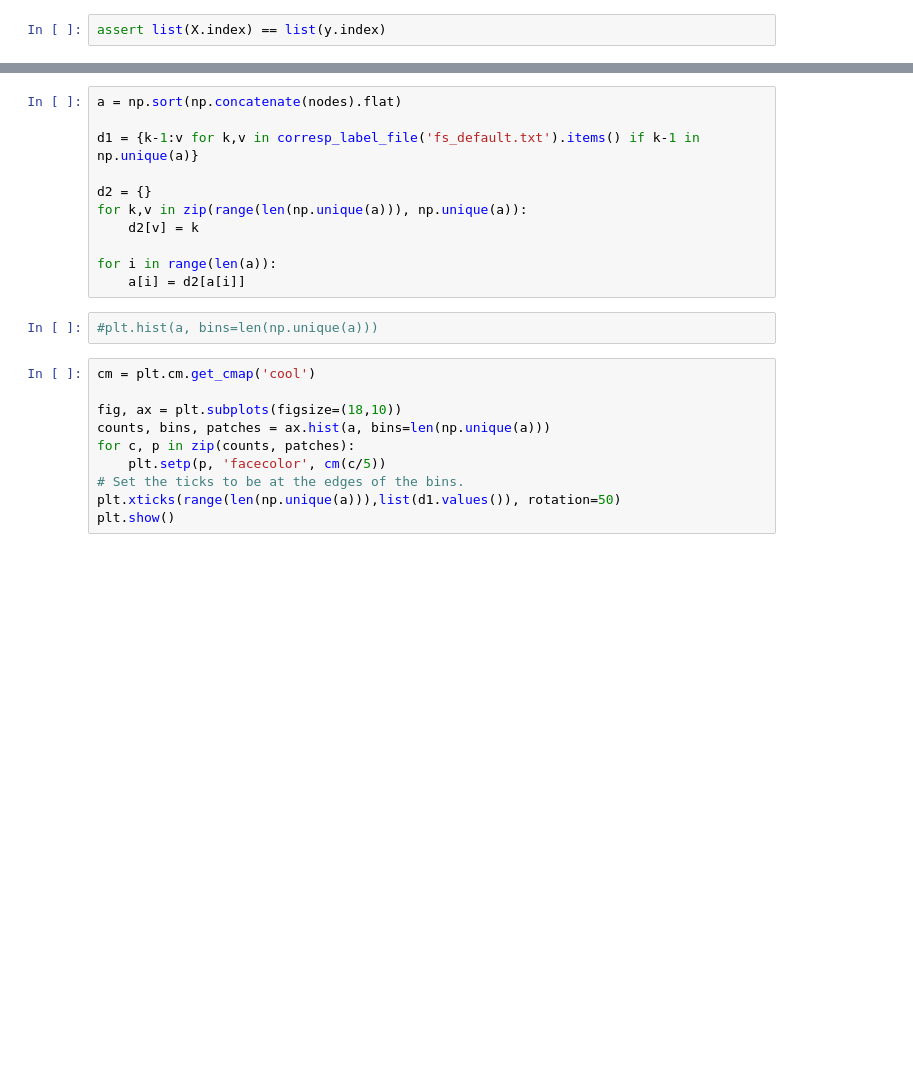
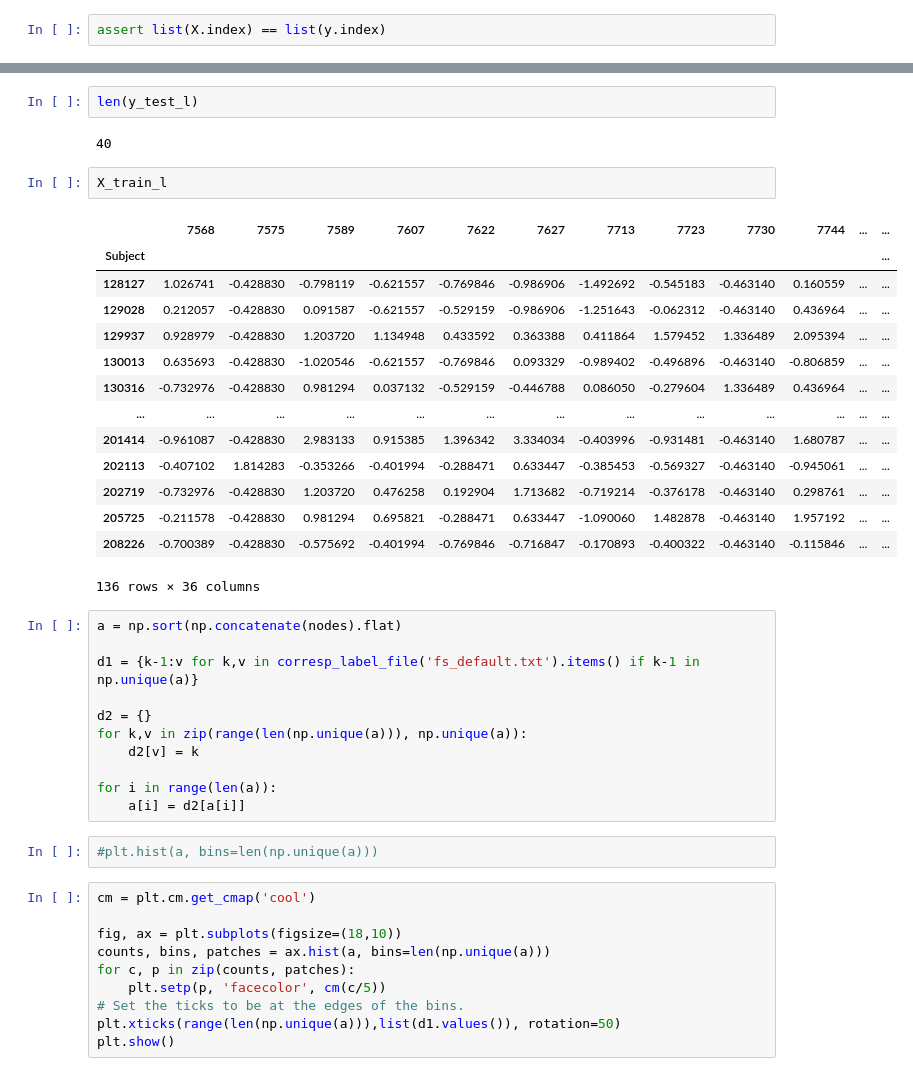
Before and after one commit to ShreyaKapoor18/Thesis, a Jupyter notebook: graphtools/solver_graphs_pub.ipynb, the cells around one changed output, grey strips where cells are left out. Cells and saved outputs as stored; diff of their text form; blank space fills up the shorter version.

```diff
--- a/graphtools/solver_graphs_pub.ipynb
+++ b/graphtools/solver_graphs_pub.ipynb
@@ -123,3 +153,24 @@ Best estimator {'C': 0.04439832204199576, 'class_weight': None, 'gamma': 0.00022
+# %%
+len(y_test_l)
+# %% [output]
+40
+# %%
+X_train_l
+# %% [output]
+|  | 7568 | 7575 | 7589 | 7607 | 7622 | 7627 | 7713 | 7723 | 7730 | 7744 | ... | ... |
+| Subject |  |  |  |  |  |  |  |  |  |  |  | ... |
+| 128127 | 1.026741 | -0.428830 | -0.798119 | -0.621557 | -0.769846 | -0.986906 | -1.492692 | -0.545183 | -0.463140 | 0.160559 | ... | ... |
+| 129028 | 0.212057 | -0.428830 | 0.091587 | -0.621557 | -0.529159 | -0.986906 | -1.251643 | -0.062312 | -0.463140 | 0.436964 | ... | ... |
+| 129937 | 0.928979 | -0.428830 | 1.203720 | 1.134948 | 0.433592 | 0.363388 | 0.411864 | 1.579452 | 1.336489 | 2.095394 | ... | ... |
+| 130013 | 0.635693 | -0.428830 | -1.020546 | -0.621557 | -0.769846 | 0.093329 | -0.989402 | -0.496896 | -0.463140 | -0.806859 | ... | ... |
+| 130316 | -0.732976 | -0.428830 | 0.981294 | 0.037132 | -0.529159 | -0.446788 | 0.086050 | -0.279604 | 1.336489 | 0.436964 | ... | ... |
+| ... | ... | ... | ... | ... | ... | ... | ... | ... | ... | ... | ... | ... |
+| 201414 | -0.961087 | -0.428830 | 2.983133 | 0.915385 | 1.396342 | 3.334034 | -0.403996 | -0.931481 | -0.463140 | 1.680787 | ... | ... |
+| 202113 | -0.407102 | 1.814283 | -0.353266 | -0.401994 | -0.288471 | 0.633447 | -0.385453 | -0.569327 | -0.463140 | -0.945061 | ... | ... |
+| 202719 | -0.732976 | -0.428830 | 1.203720 | 0.476258 | 0.192904 | 1.713682 | -0.719214 | -0.376178 | -0.463140 | 0.298761 | ... | ... |
+| 205725 | -0.211578 | -0.428830 | 0.981294 | 0.695821 | -0.288471 | 0.633447 | -1.090060 | 1.482878 | -0.463140 | 1.957192 | ... | ... |
+| 208226 | -0.700389 | -0.428830 | -0.575692 | -0.401994 | -0.769846 | -0.716847 | -0.170893 | -0.400322 | -0.463140 | -0.115846 | ... | ... |
+136 rows × 36 columns
 # %%
 a = np.sort(np.concatenate(nodes).flat)
 
```
Also changed, not shown: parts of 10 cells of this notebook, 1 other file.
